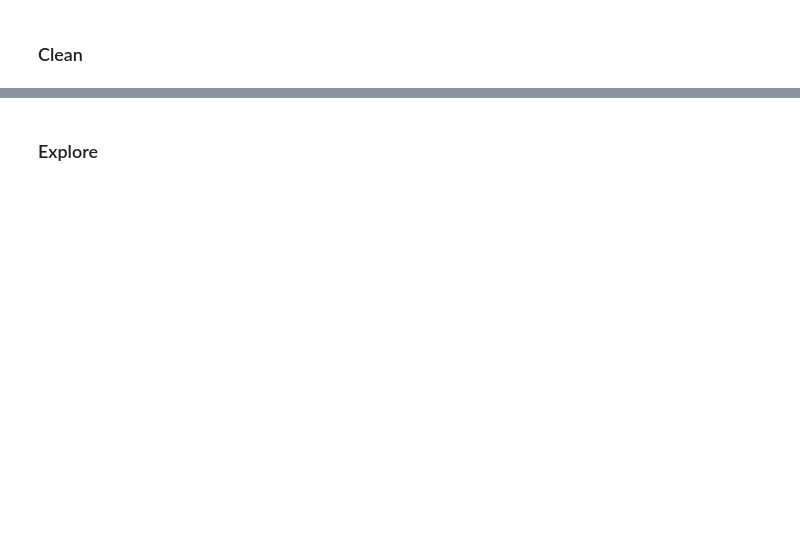
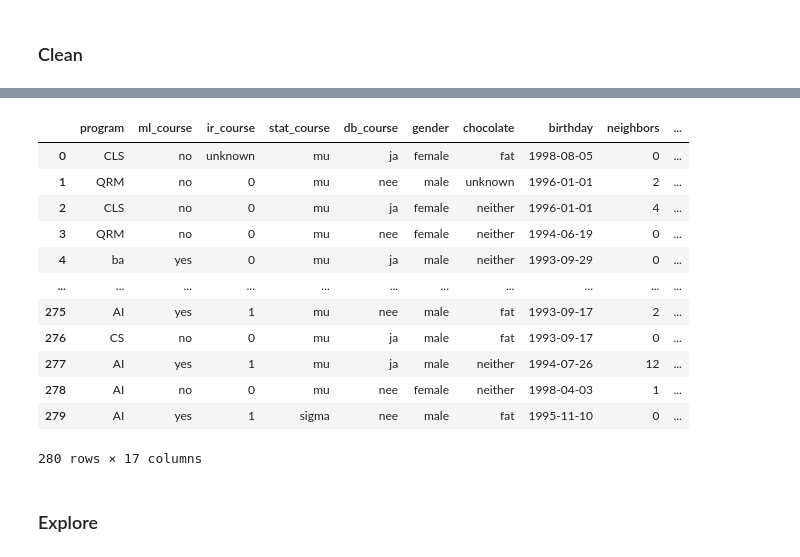
Before and after one commit to NatasjaWezel/DataMiningTechniques, a Jupyter notebook: assignment1_task1.ipynb, the cells around one changed output, grey strips where cells are left out. Drawn from its saved outputs; the diff is of its cells as text; code cells hidden in the pictures; blank space fills up the shorter version.

Commit message:
birthday data

```diff
--- a/assignment1_task1.ipynb
+++ b/assignment1_task1.ipynb
@@ -60,3 +162,19 @@ print(df.program.unique())
+# %%
+display(df_new)
+# %% [output]
+|  | program | ml_course | ir_course | stat_course | db_course | gender | chocolate | birthday | neighbors | ... |
+| 0 | CLS | no | unknown | mu | ja | female | fat | 1998-08-05 | 0 | ... |
+| 1 | QRM | no | 0 | mu | nee | male | unknown | 1996-01-01 | 2 | ... |
+| 2 | CLS | no | 0 | mu | ja | female | neither | 1996-01-01 | 4 | ... |
+| 3 | QRM | no | 0 | mu | nee | female | neither | 1994-06-19 | 0 | ... |
+| 4 | ba | yes | 0 | mu | ja | male | neither | 1993-09-29 | 0 | ... |
+| ... | ... | ... | ... | ... | ... | ... | ... | ... | ... | ... |
+| 275 | AI | yes | 1 | mu | nee | male | fat | 1993-09-17 | 2 | ... |
+| 276 | CS | no | 0 | mu | ja | male | fat | 1993-09-17 | 0 | ... |
+| 277 | AI | yes | 1 | mu | ja | male | neither | 1994-07-26 | 12 | ... |
+| 278 | AI | no | 0 | mu | nee | female | neither | 1998-04-03 | 1 | ... |
+| 279 | AI | yes | 1 | sigma | nee | male | fat | 1995-11-10 | 0 | ... |
+280 rows × 17 columns
 # %% [markdown]
 ### Explore
 # %%
```
Also changed, not shown: parts of 4 cells of this notebook, 8 other files.
